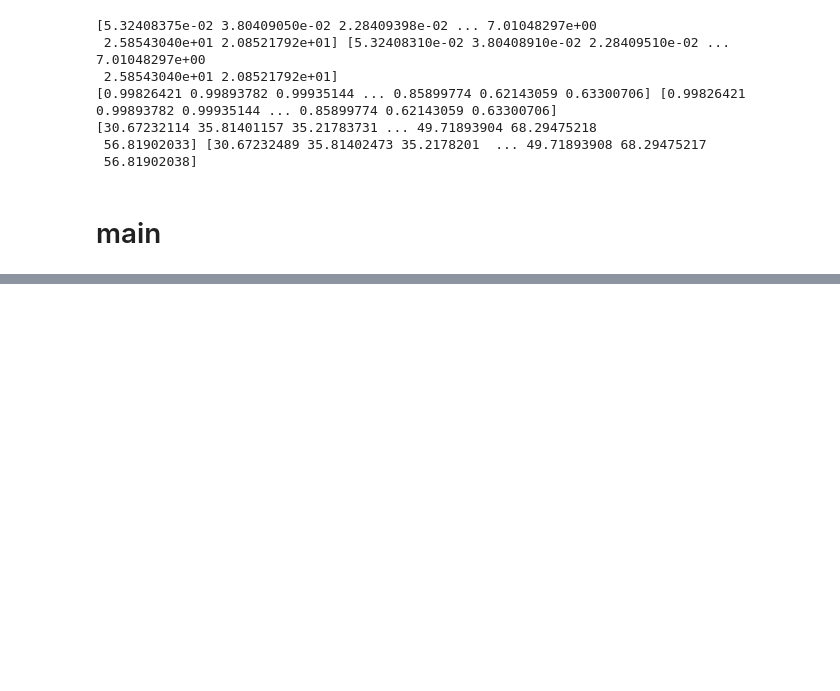
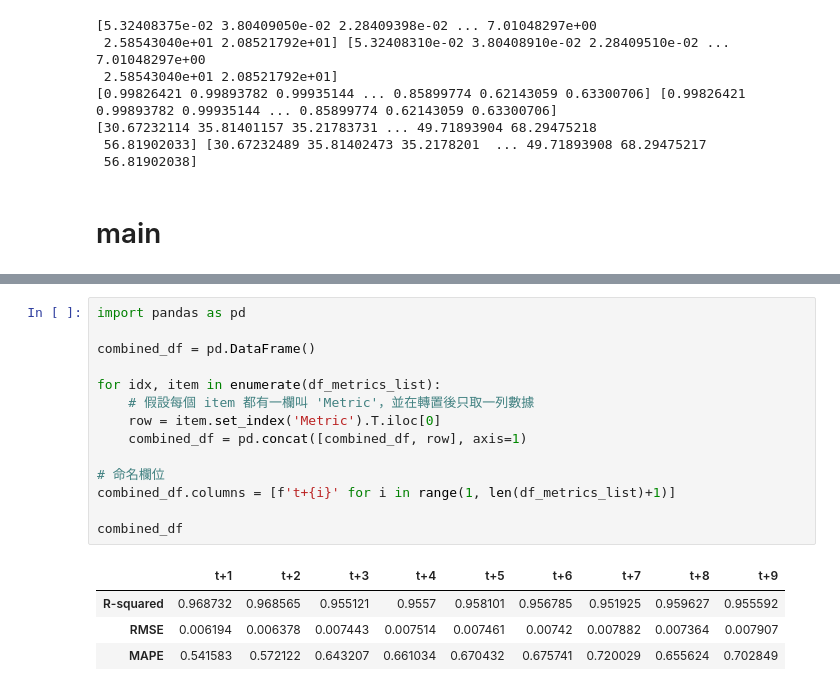
Before and after one commit to skywalker0803r/CFB, a Jupyter notebook: 滾動式預測y2_R20929_aa2.ipynb, the cells around one changed output, grey strips where cells are left out. Saved outputs shown, nothing was run; the diff lists cells and outputs as text; blank space fills up the shorter version.

```diff
--- a/滾動式預測y2_R20929_aa2.ipynb
+++ b/滾動式預測y2_R20929_aa2.ipynb
@@ -428,0 +340,19 @@ plt.show()
+# %%
+import pandas as pd
+
+combined_df = pd.DataFrame()
+
+for idx, item in enumerate(df_metrics_list):
+    # 假設每個 item 都有一欄叫 'Metric'，並在轉置後只取一列數據
+    row = item.set_index('Metric').T.iloc[0]
+    combined_df = pd.concat([combined_df, row], axis=1)
+
+# 命名欄位
+combined_df.columns = [f't+{i}' for i in range(1, len(df_metrics_list)+1)]
+
+combined_df
+# %% [output]
+|  | t+1 | t+2 | t+3 | t+4 | t+5 | t+6 | t+7 | t+8 | t+9 |
+| R-squared | 0.968732 | 0.968565 | 0.955121 | 0.9557 | 0.958101 | 0.956785 | 0.951925 | 0.959627 | 0.955592 |
+| RMSE | 0.006194 | 0.006378 | 0.007443 | 0.007514 | 0.007461 | 0.00742 | 0.007882 | 0.007364 | 0.007907 |
+| MAPE | 0.541583 | 0.572122 | 0.643207 | 0.661034 | 0.670432 | 0.675741 | 0.720029 | 0.655624 | 0.702849 |
```
Also changed, not shown: parts of 12 cells of this notebook.
